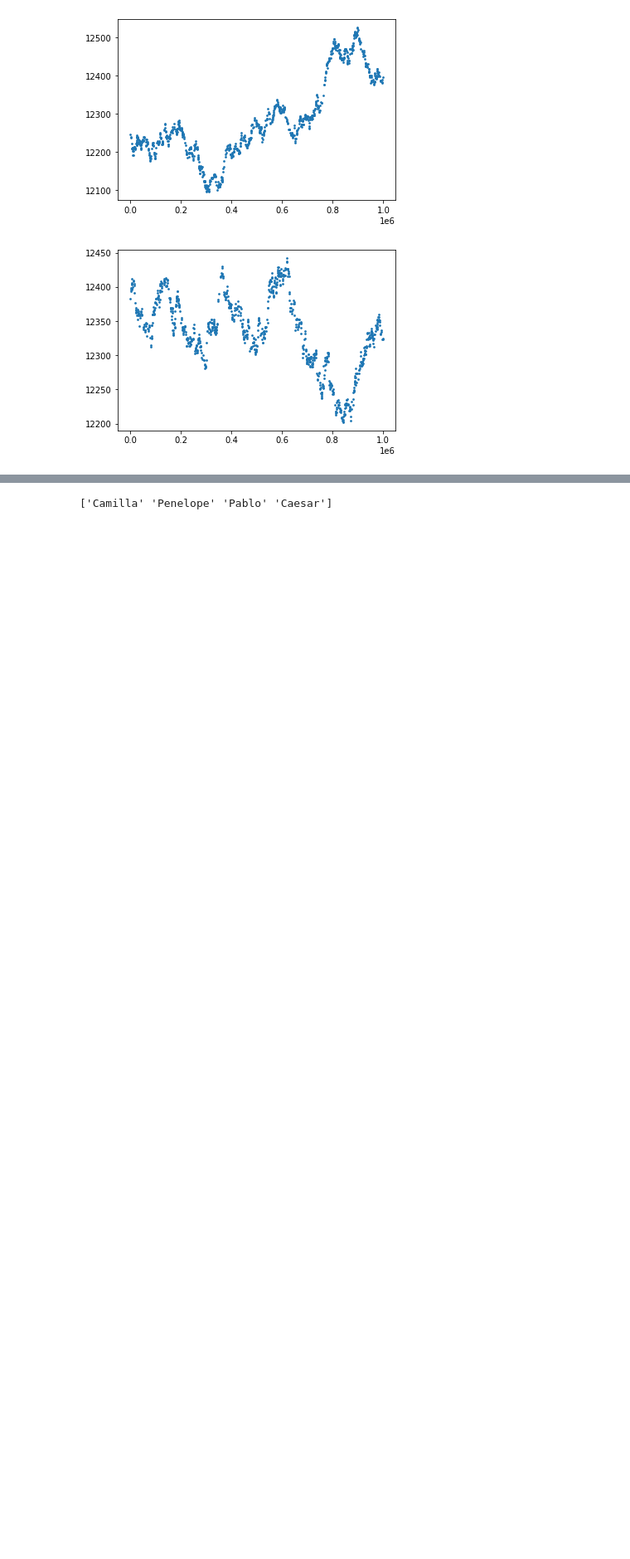
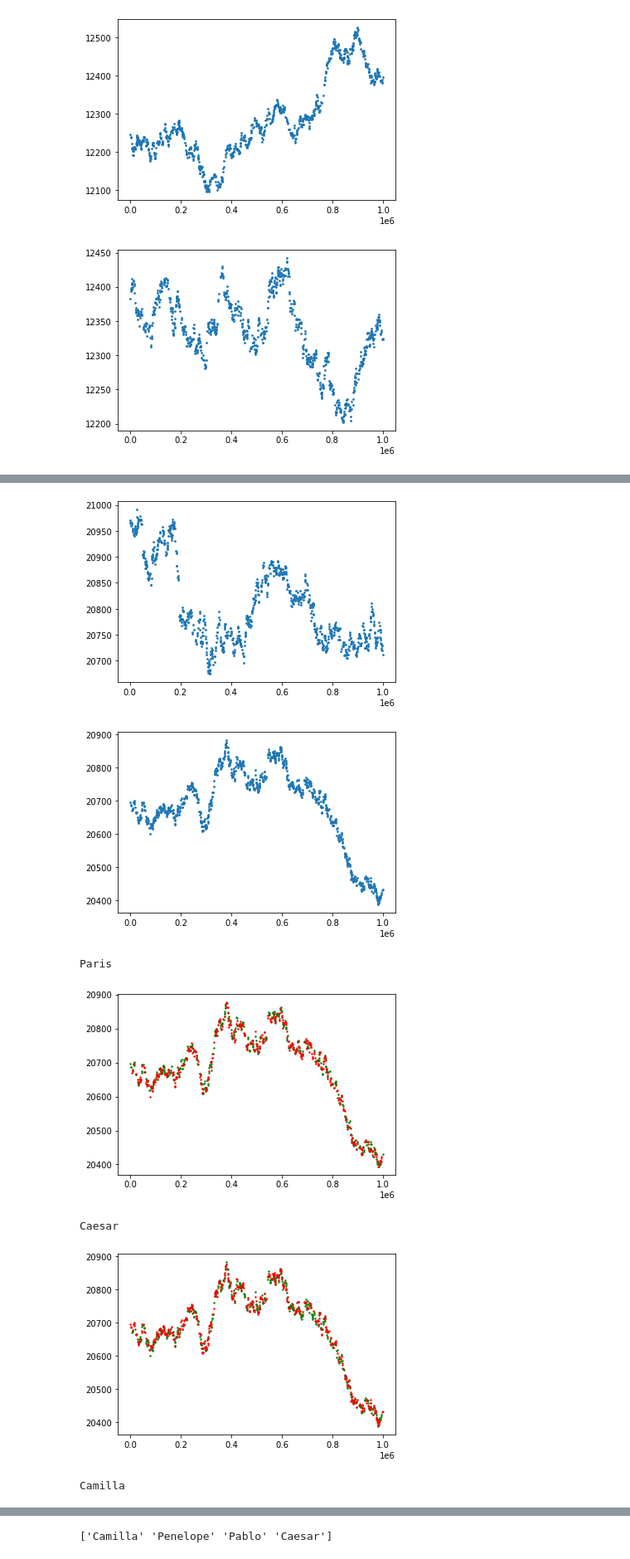
Before and after one commit to kzqiu/imc-2023, a Jupyter notebook: round5/analysis/Monkey Analysis.ipynb, the cells around one changed output, grey strips where cells are left out. Shown at 83% size. Drawn from its saved outputs; the diff is of its cells as text; code cells hidden in the pictures; blank space fills up the shorter version.

Commit message:
added ukulele analysis

```diff
--- a/round5/analysis/Monkey Analysis.ipynb
+++ b/round5/analysis/Monkey Analysis.ipynb
@@ -331,0 +312,46 @@ plt.show()
+# %%
+ukulele_d1 = r4_d1.loc[(r4_d1['symbol'] == 'UKULELE')]
+ukulele_d2 = r4_d2.loc[(r4_d2['symbol'] == 'UKULELE')]
+ukulele_d3 = r4_d3.loc[(r4_d3['symbol'] == 'UKULELE')]
+
+print(ukulele_d3['buyer'].unique())
+
+plt.scatter(ukulele_d1.timestamp, ukulele_d1.price, s=3)
+plt.show()
+plt.scatter(ukulele_d2.timestamp, ukulele_d2.price, s=3)
+plt.show()
+plt.scatter(ukulele_d3.timestamp, ukulele_d3.price, s=3)
+plt.show()
+
+for monkey in ukulele_d3['buyer'].unique():
+    ukulele_d3_monkey_buy = ukulele_d3.loc[(ukulele_d3['buyer'] == monkey)]
+    ukulele_d3_monkey_sell = ukulele_d3.loc[(ukulele_d3['seller'] == monkey)]
+    print(monkey)
+    plt.scatter(ukulele_d3_monkey_buy.timestamp, ukulele_d3_monkey_buy.price, s=2, c='green')
+    plt.scatter(ukulele_d3_monkey_sell.timestamp, ukulele_d3_monkey_sell.price, s=2, c='red')
+    plt.show()
+
+    if monkey == "Olivia":
+        ukulele_d1_monkey_buy = ukulele_d1.loc[(ukulele_d1['buyer'] == monkey)]
+        ukulele_d1_monkey_sell = ukulele_d1.loc[(ukulele_d1['seller'] == monkey)]
+        ukulele_d2_monkey_buy = ukulele_d2.loc[(ukulele_d2['buyer'] == monkey)]
+        ukulele_d2_monkey_sell = ukulele_d2.loc[(ukulele_d2['seller'] == monkey)]
+        ukulele_d3_monkey_buy = ukulele_d3.loc[(ukulele_d3['buyer'] == monkey)]
+        ukulele_d3_monkey_sell = ukulele_d3.loc[(ukulele_d3['seller'] == monkey)]
+
+        plt.scatter(ukulele_d1.timestamp, ukulele_d1.price, s=2, c="blue")
+        plt.show()
+        plt.scatter(ukulele_d1_monkey_buy.timestamp, ukulele_d1_monkey_buy.price, s=2, c='green')
+        plt.scatter(ukulele_d1_monkey_sell.timestamp, ukulele_d1_monkey_sell.price, s=2, c='red')
+        plt.show()
+        plt.scatter(ukulele_d2.timestamp, ukulele_d2.price, s=2, c="blue")
+        plt.show()
+        plt.scatter(ukulele_d2_monkey_buy.timestamp, ukulele_d2_monkey_buy.price, s=2, c='green')
+        plt.scatter(ukulele_d2_monkey_sell.timestamp, ukulele_d2_monkey_sell.price, s=2, c='red')
+        plt.show()
+        plt.scatter(ukulele_d3.timestamp, ukulele_d3.price, s=2, c="blue")
+        plt.show()
+        plt.scatter(ukulele_d3_monkey_buy.timestamp, ukulele_d3_monkey_buy.price, s=2, c='green')
+        plt.scatter(ukulele_d3_monkey_sell.timestamp, ukulele_d3_monkey_sell.price, s=2, c='red')
+        plt.show()
+# %% [output]
@@ -331,0 +360,7 @@ plt.show()
+[figure, added]
+[figure, added]
+Paris
+[figure, added]
+Caesar
+[figure, added]
+Camilla
```
Also changed, not shown: parts of 4 cells of this notebook.
